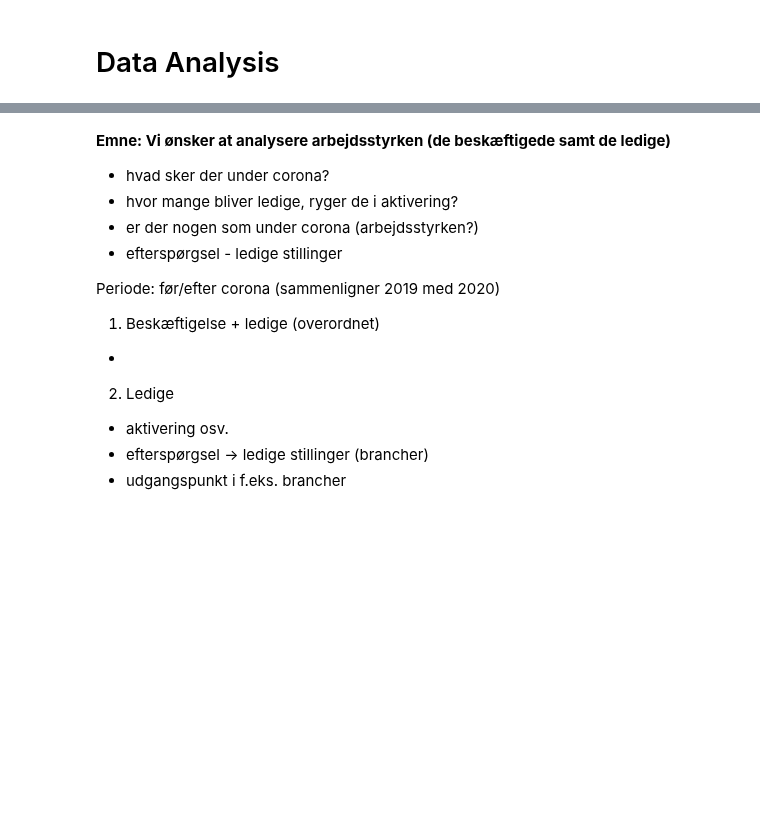
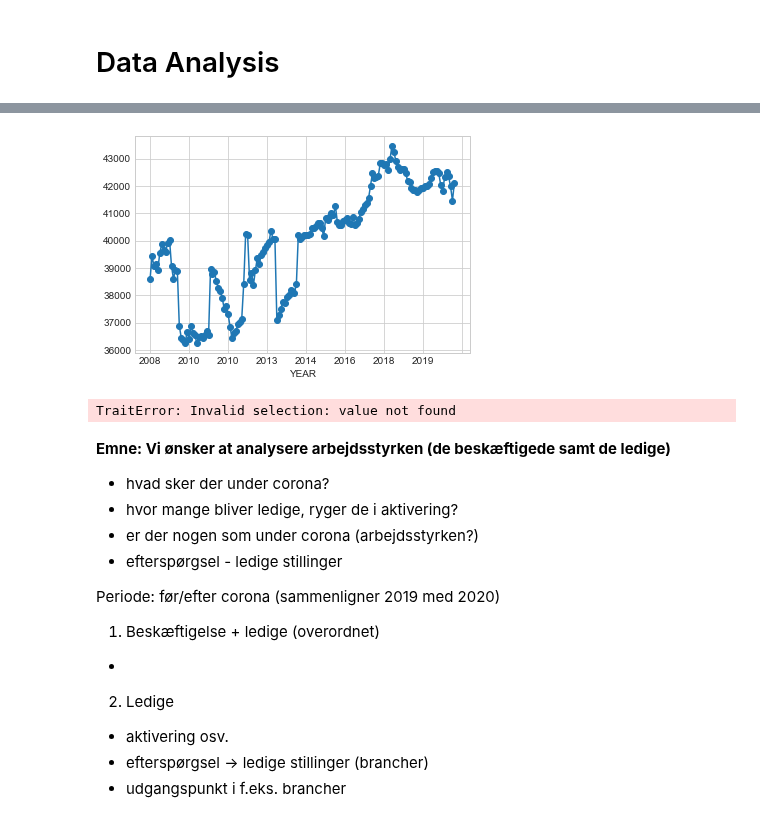
Before and after one commit to ceciliechrstnsn/projects-2021-luna-hjerteknuser, a Jupyter notebook: dataproject/dataproject.ipynb, the cells around one changed output, grey strips where cells are left out. Saved outputs shown, nothing was run; the diff lists cells and outputs as text; code cells hidden in the pictures; blank space fills up the shorter version.

```diff
--- a/dataproject/dataproject.ipynb
+++ b/dataproject/dataproject.ipynb
@@ -234 +297,16 @@ dstmerge.head()
+# %%
+import ipywidgets as widgets
+
+def plot_employ(dstmerge, branch1):
+    I = dstmerge['branch'] == branch1
+    ax = dstmerge.loc[I,:].plot(x='YEAR', y='Employed', style='-o', legend=False)
+
+widgets.interact(plot_employ,
+    dstmerge = widgets.fixed(dstmerge),
+    branch1 = widgets.Dropdown(description='Branch',
+                                options=dstmerge.branch.unique(),
+                                value='A')
+);
+# %% [output]
+[figure, added]
 # %%
@@ -267,3 +343,7 @@ dstmerge.head()
+# %%
+plot_timeseries(dstmerge)
+# %% [output]
+TraitError: Invalid selection: value not found
 # %% [markdown]
 **Emne: Vi ønsker at analysere arbejdsstyrken (de beskæftigede samt de ledige)**
 * hvad sker der under corona?
```
Also changed, not shown: parts of 16 cells of this notebook.
